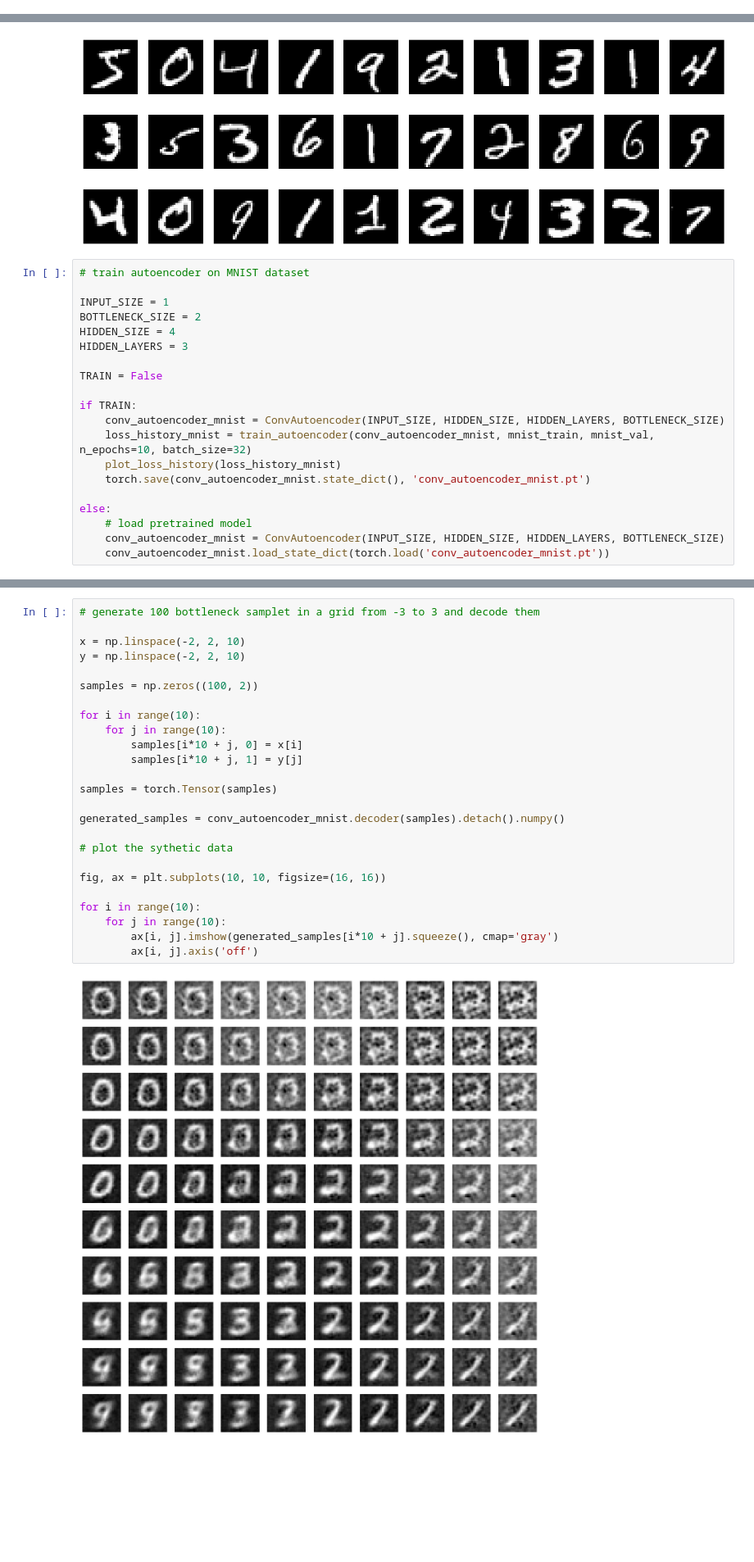
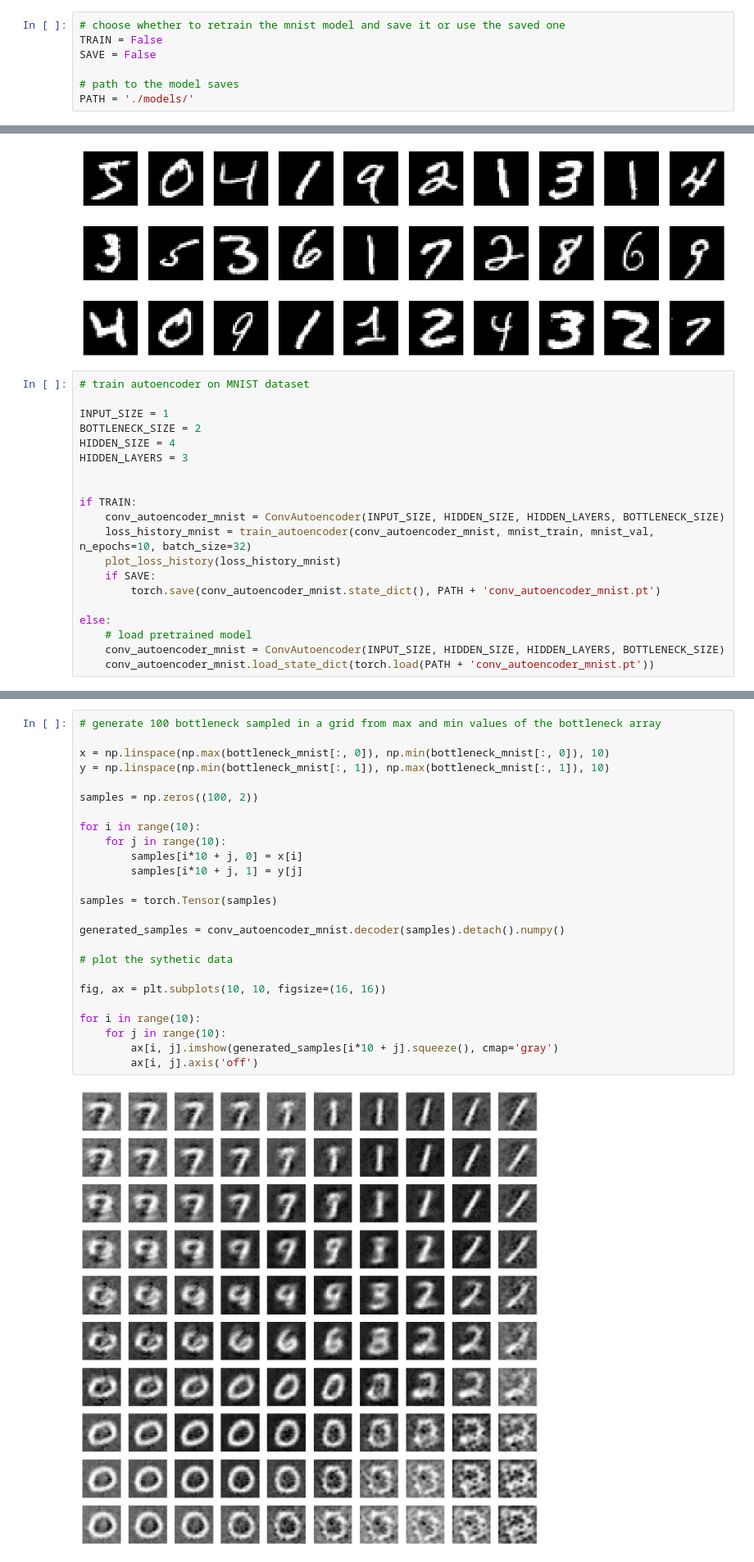
Before and after one commit to CKleiber/SciML-Seminar, a Jupyter notebook: Autoencoder.ipynb, the cells around one changed output, grey strips where cells are left out. Shown at 82% size. Saved outputs shown, nothing was run; the diff lists cells and outputs as text; blank space fills up the shorter version.

```diff
--- a/Autoencoder.ipynb
+++ b/Autoencoder.ipynb
@@ -16,4 +18,11 @@ from matplotlib import animation as animation
 from interpolate import interpolate
+# %%
+# choose whether to retrain the mnist model and save it or use the saved one
+TRAIN = False
+SAVE = False
+
+# path to the model saves
+PATH = './models/'
 # %% [markdown]
 ## Define basic Autoencoder class and necessary routines
 # %%
@@ -294,18 +302,18 @@ BOTTLENECK_SIZE = 2
 HIDDEN_SIZE = 4
 HIDDEN_LAYERS = 3
 
-TRAIN = False
 
 if TRAIN:
     conv_autoencoder_mnist = ConvAutoencoder(INPUT_SIZE, HIDDEN_SIZE, HIDDEN_LAYERS, BOTTLENECK_SIZE)
     loss_history_mnist = train_autoencoder(conv_autoencoder_mnist, mnist_train, mnist_val, n_epochs=10, batch_size=32)
     plot_loss_history(loss_history_mnist)
-    torch.save(conv_autoencoder_mnist.state_dict(), 'conv_autoencoder_mnist.pt')
+    if SAVE:
+        torch.save(conv_autoencoder_mnist.state_dict(), PATH + 'conv_autoencoder_mnist.pt')
 
 else:
     # load pretrained model
     conv_autoencoder_mnist = ConvAutoencoder(INPUT_SIZE, HIDDEN_SIZE, HIDDEN_LAYERS, BOTTLENECK_SIZE)
-    conv_autoencoder_mnist.load_state_dict(torch.load('conv_autoencoder_mnist.pt'))
+    conv_autoencoder_mnist.load_state_dict(torch.load(PATH + 'conv_autoencoder_mnist.pt'))
 # %%
 # look at reconstructions of test set
 
@@ -463,30 +471,30 @@ for i in range(10):
 # %%
-# generate 100 bottleneck samplet in a grid from -3 to 3 and decode them
+# generate 100 bottleneck sampled in a grid from max and min values of the bottleneck array
 
-x = np.linspace(-2, 2, 10)
-y = np.linspace(-2, 2, 10)
+x = np.linspace(np.max(bottleneck_mnist[:, 0]), np.min(bottleneck_mnist[:, 0]), 10)
+y = np.linspace(np.min(bottleneck_mnist[:, 1]), np.max(bottleneck_mnist[:, 1]), 10)
 
 samples = np.zeros((100, 2))
 
 for i in range(10):
     for j in range(10):
         samples[i*10 + j, 0] = x[i]
         samples[i*10 + j, 1] = y[j]
 
 samples = torch.Tensor(samples)
 
 generated_samples = conv_autoencoder_mnist.decoder(samples).detach().numpy()
 
 # plot the sythetic data
 
 fig, ax = plt.subplots(10, 10, figsize=(16, 16))
 
 for i in range(10):
     for j in range(10):
         ax[i, j].imshow(generated_samples[i*10 + j].squeeze(), cmap='gray')
         ax[i, j].axis('off')
 # %% [output]
-[figure, old version]
+[figure, new version]
 # %%
 # repeat the MNIST example with a bottleneck size of 8
 
```
Also changed, not shown: parts of 22 cells of this notebook, 10 other files.
